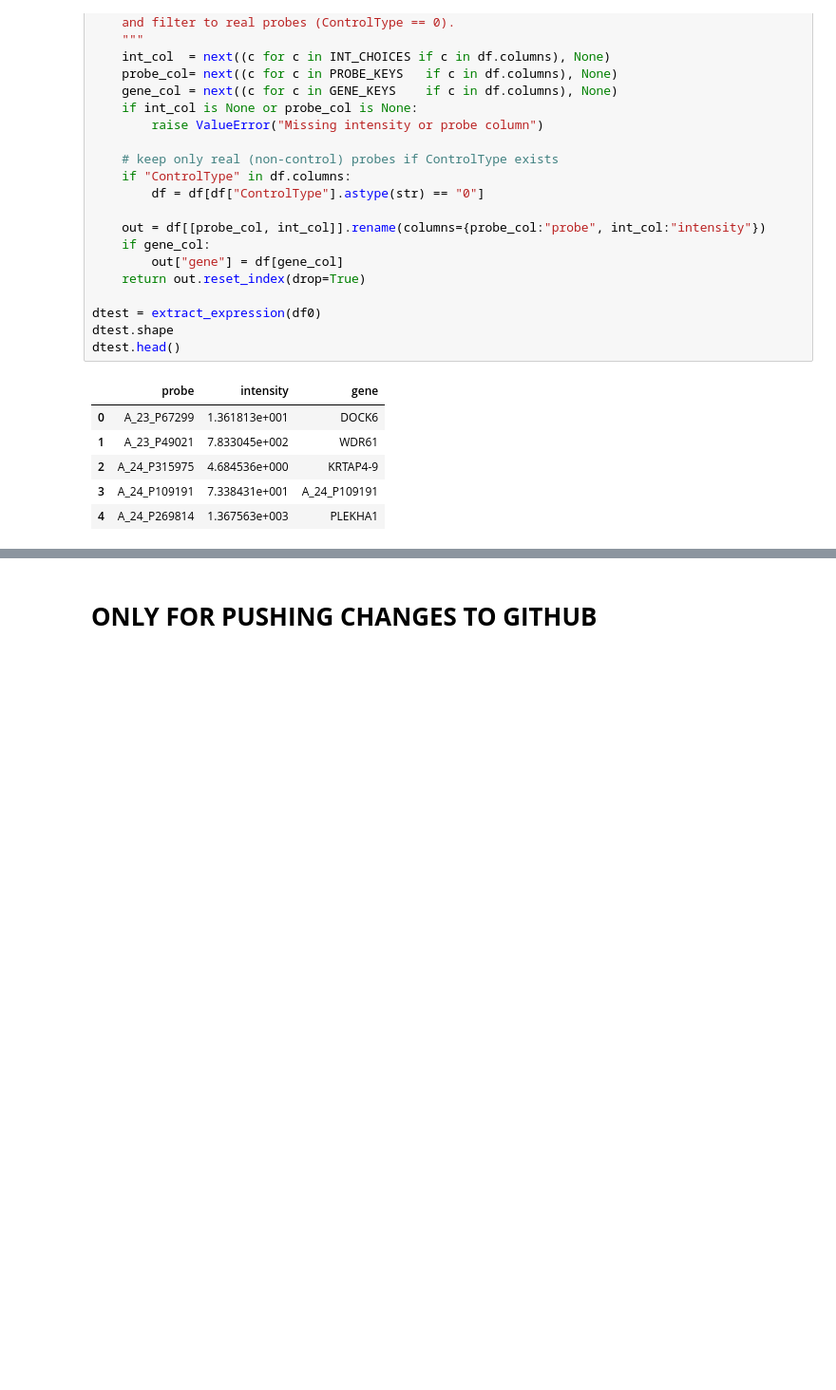
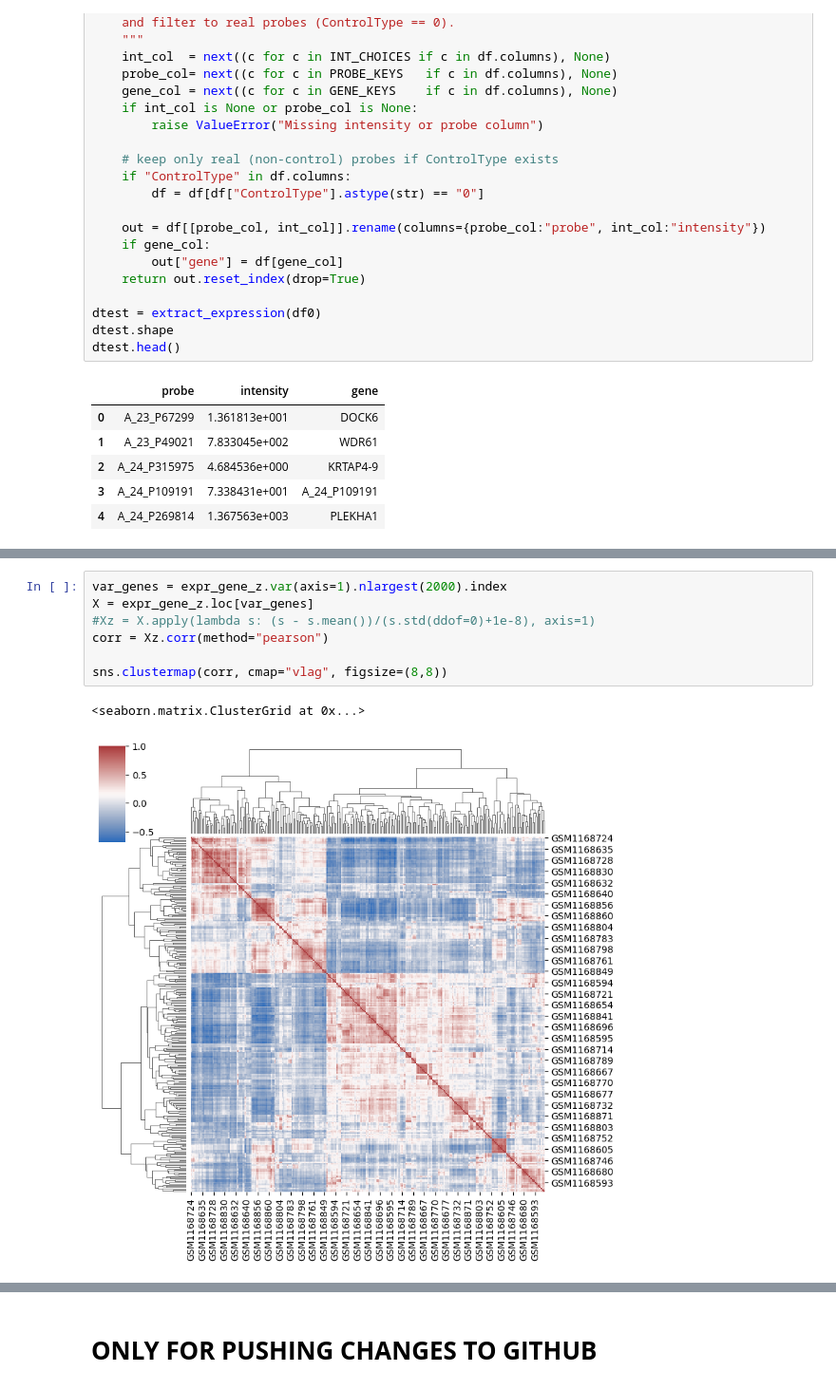
Before and after one commit to skothare/ODE-to-Circadian-Clocks, a Jupyter notebook: preprocessing/datapeek.ipynb, the cells around one changed output, grey strips where cells are left out. Shown at 95% size. Drawn from its saved outputs; the diff is of its cells as text; blank space fills up the shorter version.

```diff
--- a/preprocessing/datapeek.ipynb
+++ b/preprocessing/datapeek.ipynb
@@ -281,0 +419,10 @@ dtest.head()
+# %%
+var_genes = expr_gene_z.var(axis=1).nlargest(2000).index
+X = expr_gene_z.loc[var_genes]
+#Xz = X.apply(lambda s: (s - s.mean())/(s.std(ddof=0)+1e-8), axis=1)
+corr = Xz.corr(method="pearson")
+
+sns.clustermap(corr, cmap="vlag", figsize=(8,8))
+# %% [output]
+<seaborn.matrix.ClusterGrid at 0x...>
+[figure, added]
```
Also changed, not shown: parts of 17 cells of this notebook.
